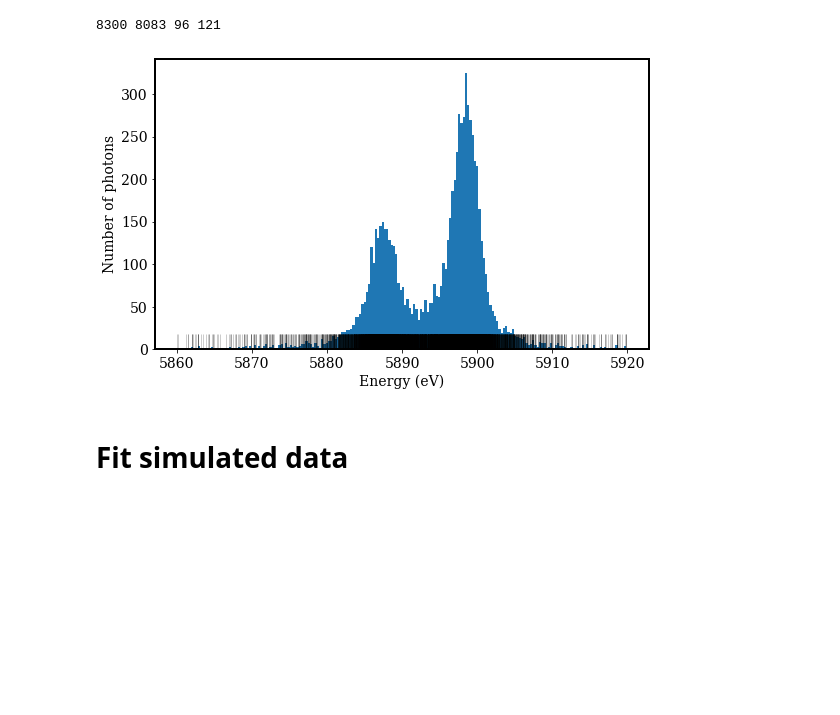
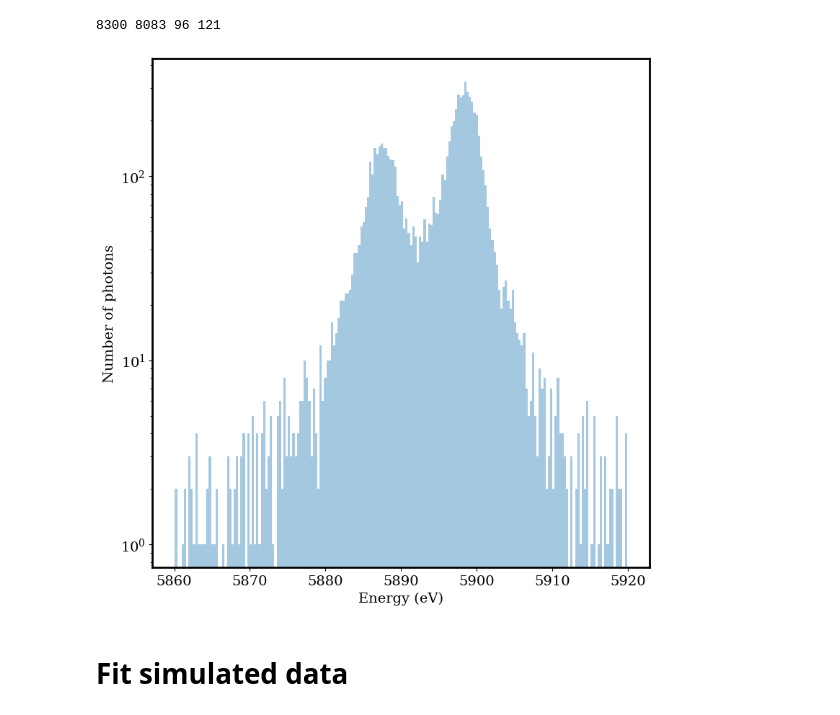
Before and after one commit to nicocardiel/xray-voigt, a Jupyter notebook: test_simulate_voigt_complex.ipynb, the cells around one changed output. Saved outputs shown, nothing was run; the diff lists cells and outputs as text; code cells hidden in the pictures; blank space fills up the shorter version.

Commit message:
Allow the use of logarithmic scale in plots

```diff
--- a/test_simulate_voigt_complex.ipynb
+++ b/test_simulate_voigt_complex.ipynb
@@ -30,22 +30,27 @@ simul = VoigtComplexSimulation(
 print(simul.nphotons, simul.nphotons_simul, simul.nleft, simul.nright)
 # %% [output]
 8300 8083 96 121
+# %%
+yscale_log = True
+alpha_hist = 0.4
 # %%
 # plot data
 nbins = 200
 figsizex = 8
-figsizey = 5
+figsizey = 8
 
 fig, ax = plt.subplots(ncols=1, nrows=1, figsize=(figsizex, figsizey))
-values, bins, patches = ax.hist(simul.photons_simul, bins=nbins)
+values, bins, patches = ax.hist(simul.photons_simul, bins=nbins, alpha=alpha_hist)
 ax.plot(simul.photons_simul, [0]*simul.nphotons_simul, '|', color='k', markersize=30, alpha=0.2)
 ax.set_xlabel('Energy (eV)')
 ax.set_ylabel('Number of photons')
+if yscale_log:
+    ax.set_yscale('log')
 plt.tight_layout()
 plt.savefig(f'test/hist_simulated_{complex_name}.pdf')
 plt.show()
 # %% [output]
-[figure, old version]
+[figure, new version]
 # %% [markdown]
 # Fit simulated data
 # %%
```
Also changed, not shown: parts of 1 cell of this notebook, 3 other files.
